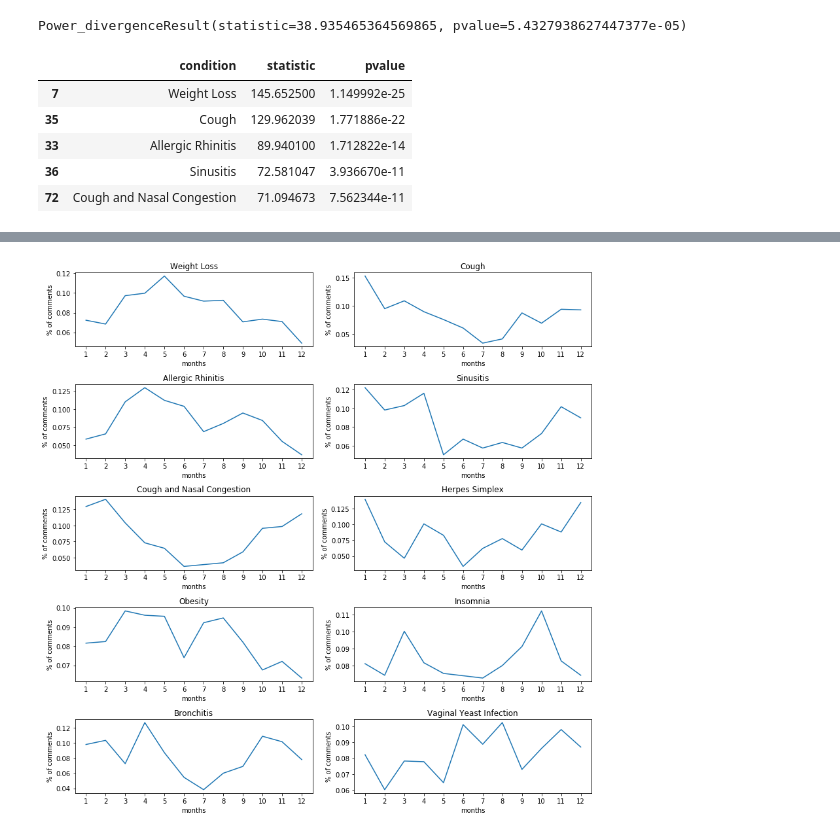
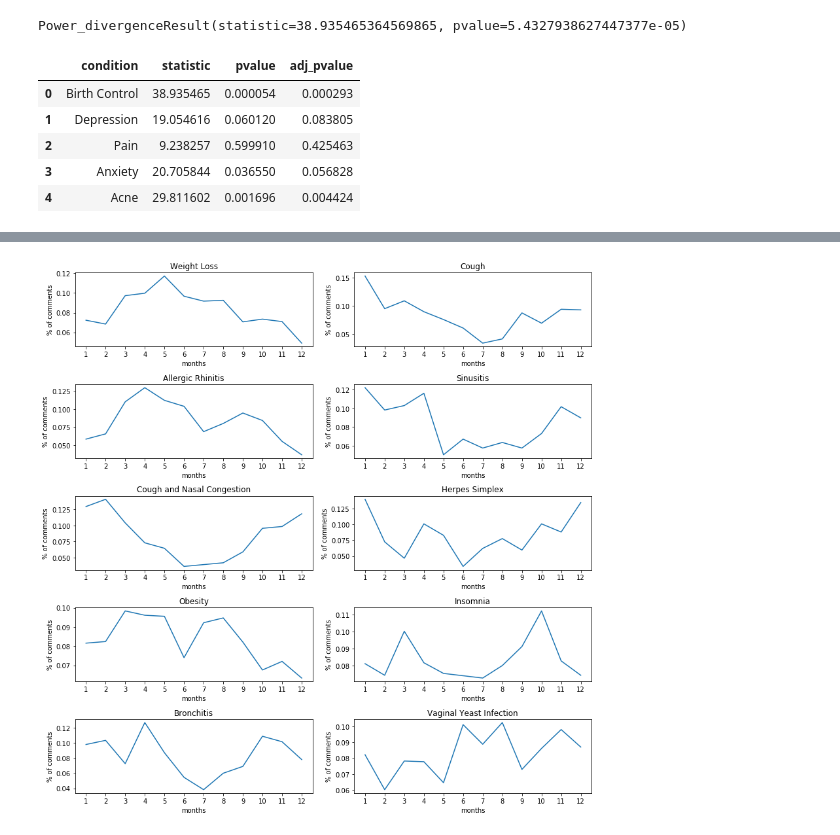
Before and after one commit to jzz0026/Galvanize_capstone_project_drug_reviews, a Jupyter notebook: EDA_sentment_modeling.ipynb, the cells around one changed output, grey strips where cells are left out. Drawn from its saved outputs; the diff is of its cells as text; code cells hidden in the pictures.

```diff
--- a/EDA_sentment_modeling.ipynb
+++ b/EDA_sentment_modeling.ipynb
@@ -139,13 +143,12 @@ for idx in df_con_mon_pivot_sorted_T5.index:
 # %%
 df_chi = pd.DataFrame([[a[0],a[1].statistic,a[1].pvalue] for a in chi_result])
 df_chi.columns = ['condition','statistic','pvalue']
-df_chi_sorted = df_chi[df_chi['pvalue'] < 0.05].sort_values('pvalue')
-
-df_chi_sorted.head()
+df_chi['adj_pvalue'] = fdrcorrection_twostage(df_chi['pvalue'])[1]
+df_chi.head()
 # %% [output]
-|  | condition | statistic | pvalue |
-| 7 | Weight Loss | 145.652500 | 1.149992e-25 |
-| 35 | Cough | 129.962039 | 1.771886e-22 |
-| 33 | Allergic Rhinitis | 89.940100 | 1.712822e-14 |
-| 36 | Sinusitis | 72.581047 | 3.936670e-11 |
-| 72 | Cough and Nasal Congestion | 71.094673 | 7.562344e-11 |
+|  | condition | statistic | pvalue | adj_pvalue |
+| 0 | Birth Control | 38.935465 | 0.000054 | 0.000293 |
+| 1 | Depression | 19.054616 | 0.060120 | 0.083805 |
+| 2 | Pain | 9.238257 | 0.599910 | 0.425463 |
+| 3 | Anxiety | 20.705844 | 0.036550 | 0.056828 |
+| 4 | Acne | 29.811602 | 0.001696 | 0.004424 |
```
Also changed, not shown: parts of 5 cells of this notebook, 2 other files.
